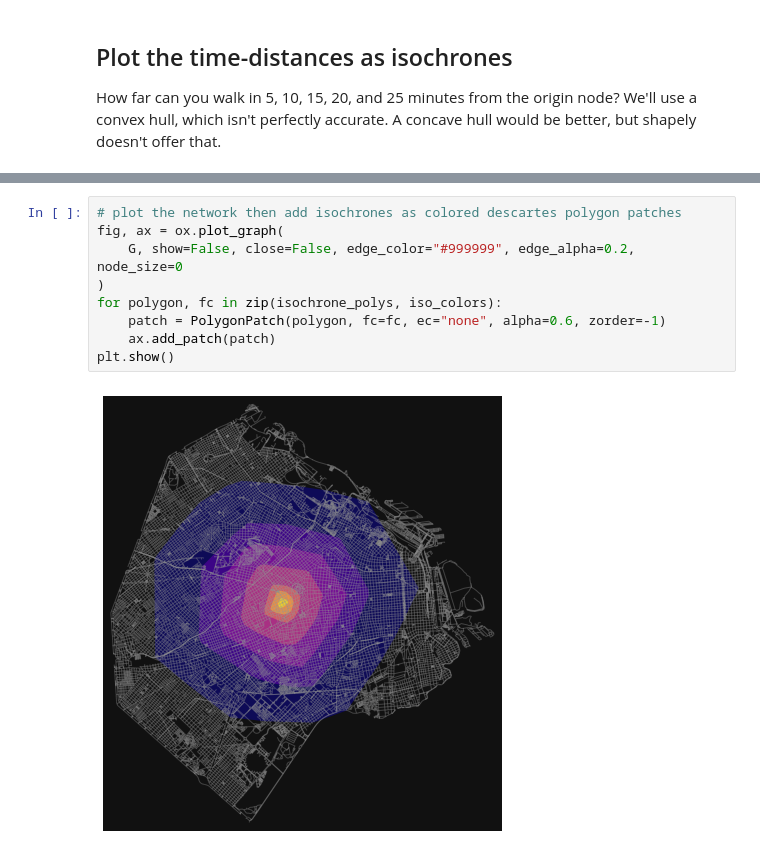
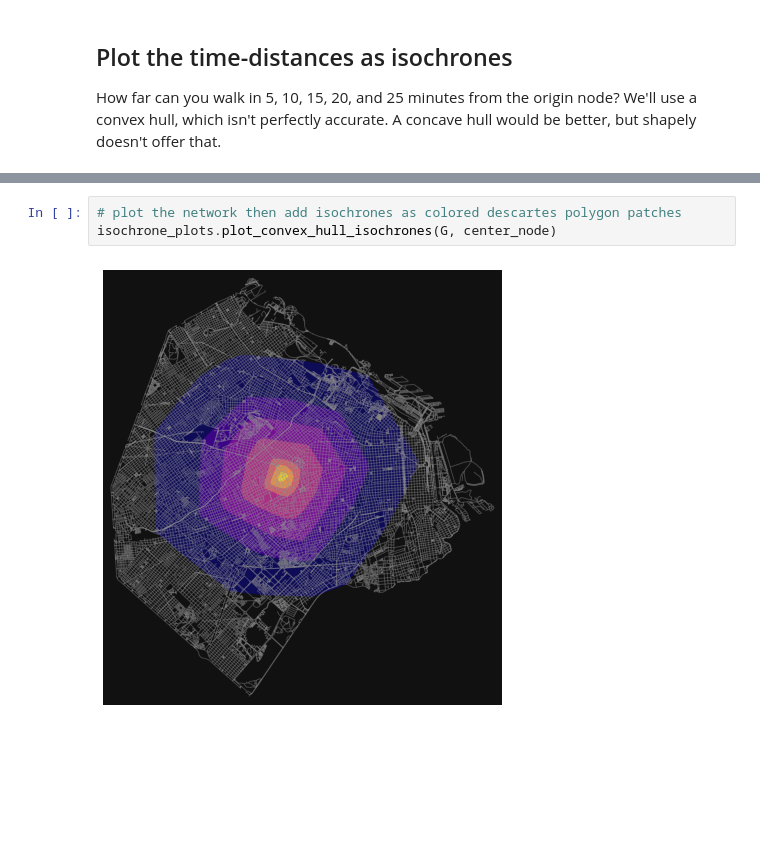
Before and after one commit to TobiasCarreira/metricas-espacios-publicos, a Jupyter notebook: mapas-osmnx.ipynb, the cells around one changed output, grey strips where cells are left out. Saved outputs shown, nothing was run; the diff lists cells and outputs as text; blank space fills up the shorter version.

```diff
--- a/mapas-osmnx.ipynb
+++ b/mapas-osmnx.ipynb
@@ -148,11 +77,5 @@ for trip_time in sorted(trip_times, reverse=True):
-# %%
-# plot the network then add isochrones as colored descartes polygon patches
-fig, ax = ox.plot_graph(
-    G, show=False, close=False, edge_color="#999999", edge_alpha=0.2, node_size=0
-)
-for polygon, fc in zip(isochrone_polys, iso_colors):
-    patch = PolygonPatch(polygon, fc=fc, ec="none", alpha=0.6, zorder=-1)
-    ax.add_patch(patch)
-plt.show()
-# %% [output]
-[figure, removed]
+# %%
+# plot the network then add isochrones as colored descartes polygon patches
+isochrone_plots.plot_convex_hull_isochrones(G, center_node)
+# %% [output]
+[figure, added]
```
Also changed, not shown: parts of 6 cells of this notebook, 1 other file.
